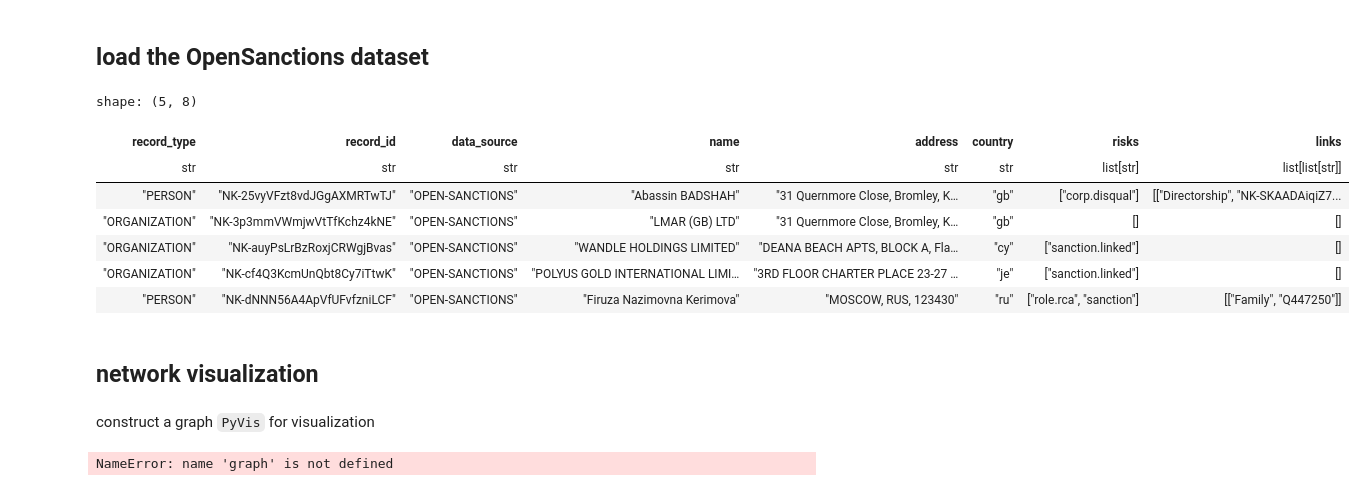
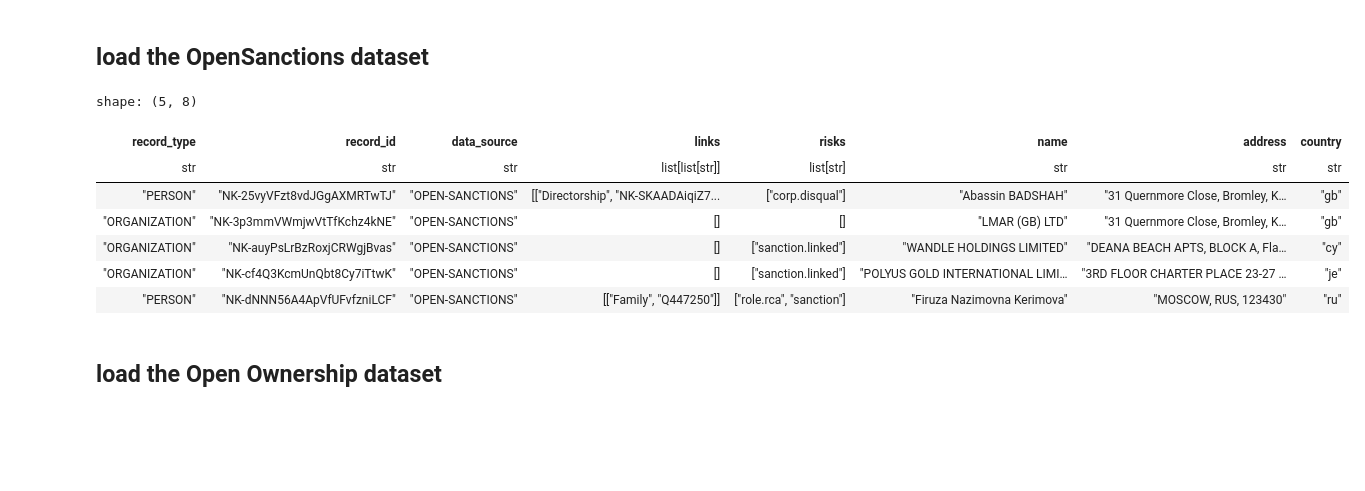
Before and after one commit to DerwenAI/min_aml, a Jupyter notebook: demo.ipynb, the cells around one changed output. Drawn from its saved outputs; the diff is of its cells as text; code cells hidden in the pictures; blank space fills up the shorter version.

```diff
--- a/demo.ipynb
+++ b/demo.ipynb
@@ -54,10 +54,12 @@ def extract_os_rec (
         "record_type": dat["RECORD_TYPE"],
         "record_id": dat["RECORD_ID"],
         "data_source": dat["DATA_SOURCE"],
+        "links": [],
+        "risks": [],
     }
 
     # extract the full name
-    if "NAMES" in dat:
+    if "NAMES" in dat and len(dat["NAMES"]) > 0:
         if "NAME_FULL" in dat["NAMES"][0]:
             rec["name"] = dat["NAMES"][0]["NAME_FULL"]
         elif "NAME_ORG" in dat["NAMES"][0]:
@@ -86,13 +88,9 @@ def extract_os_rec (
     # extract the risks, if any
     if "RISKS" in dat:
         rec["risks"] = [item["TOPIC"] for item in dat["RISKS"]]
-    else:
-        rec["risks"] = []
 
     # extract relationships, if any
     if "RELATIONSHIPS" in dat:
-        rec["links"] = []
-
         for item in dat["RELATIONSHIPS"]:
             if "REL_POINTER_KEY" in item:
                 rec["links"].append((
@@ -116,17 +114,15 @@ with os_file.open() as fp:
             print(traceback.format_exc())
             break
 
-df: pl.DataFrame = pl.DataFrame(extracted_dat)
+df_os: pl.DataFrame = pl.DataFrame(extracted_dat)
 # %%
-df.head()
+df_os.head()
 # %% [output]
 shape: (5, 8)
-| record_type | record_id | data_source | name | address | country | risks | links |
-| str | str | str | str | str | str | list[str] | list[list[str]] |
-| "PERSON" | "NK-25vyVFzt8vdJGgAXMRTwTJ" | "OPEN-SANCTIONS" | "Abassin BADSHAH" | "31 Quernmore Close, Bromley, K… | "gb" | ["corp.disqual"] | [["Directorship", "NK-SKAADAiqiZ7... |
-| "ORGANIZATION" | "NK-3p3mmVWmjwVtTfKchz4kNE" | "OPEN-SANCTIONS" | "LMAR (GB) LTD" | "31 Quernmore Close, Bromley, K… | "gb" | [] | [] |
-| "ORGANIZATION" | "NK-auyPsLrBzRoxjCRWgjBvas" | "OPEN-SANCTIONS" | "WANDLE HOLDINGS LIMITED" | "DEANA BEACH APTS, BLOCK A, Fla… | "cy" | ["sanction.linked"] | [] |
-| "ORGANIZATION" | "NK-cf4Q3KcmUnQbt8Cy7iTtwK" | "OPEN-SANCTIONS" | "POLYUS GOLD INTERNATIONAL LIMI… | "3RD FLOOR CHARTER PLACE 23-27 … | "je" | ["sanction.linked"] | [] |
-| "PERSON" | "NK-dNNN56A4ApVfUFvfzniLCF" | "OPEN-SANCTIONS" | "Firuza Nazimovna Kerimova" | "MOSCOW, RUS, 123430" | "ru" | ["role.rca", "sanction"] | [["Family", "Q447250"]] |
+| record_type | record_id | data_source | links | risks | name | address | country |
+| str | str | str | list[list[str]] | list[str] | str | str | str |
+| "PERSON" | "NK-25vyVFzt8vdJGgAXMRTwTJ" | "OPEN-SANCTIONS" | [["Directorship", "NK-SKAADAiqiZ7... | ["corp.disqual"] | "Abassin BADSHAH" | "31 Quernmore Close, Bromley, K… | "gb" |
+| "ORGANIZATION" | "NK-3p3mmVWmjwVtTfKchz4kNE" | "OPEN-SANCTIONS" | [] | [] | "LMAR (GB) LTD" | "31 Quernmore Close, Bromley, K… | "gb" |
+| "ORGANIZATION" | "NK-auyPsLrBzRoxjCRWgjBvas" | "OPEN-SANCTIONS" | [] | ["sanction.linked"] | "WANDLE HOLDINGS LIMITED" | "DEANA BEACH APTS, BLOCK A, Fla… | "cy" |
+| "ORGANIZATION" | "NK-cf4Q3KcmUnQbt8Cy7iTtwK" | "OPEN-SANCTIONS" | [] | ["sanction.linked"] | "POLYUS GOLD INTERNATIONAL LIMI… | "3RD FLOOR CHARTER PLACE 23-27 … | "je" |
+| "PERSON" | "NK-dNNN56A4ApVfUFvfzniLCF" | "OPEN-SANCTIONS" | [["Family", "Q447250"]] | ["role.rca", "sanction"] | "Firuza Nazimovna Kerimova" | "MOSCOW, RUS, 123430" | "ru" |
-# %% [markdown]
-## network visualization
@@ -191,30 +129,2 @@ def render_graph (
-# %% [markdown]
-construct a graph `PyVis` for visualization
-# %%
-net: pyvis.network.Network = render_graph(graph)
-
-net.force_atlas_2based()
-net.toggle_physics(True)
-
-net.prep_notebook()
-net.show_buttons(filter_ = [ "physics" ])
-
-options: str =     """
-  "physics": {
-    "forceAtlas2Based": {
-      "centralGravity": 0.04,
-      "springLength": 5,
-      "springConstant": 0.32,
-      "avoidOverlap": 0.02
-    },
-    "minVelocity": 0.75,
-    "solver": "forceAtlas2Based"
-  }
-    """
-
-#net.set_options(options)
-# setting options via Py interface doesn't work?
-
-net.show("aml.html")
-# %% [output]
-NameError: name 'graph' is not defined
+# %% [markdown]
+## load the Open Ownership dataset
```
Also changed, not shown: parts of 12 cells of this notebook, 2 other files.
